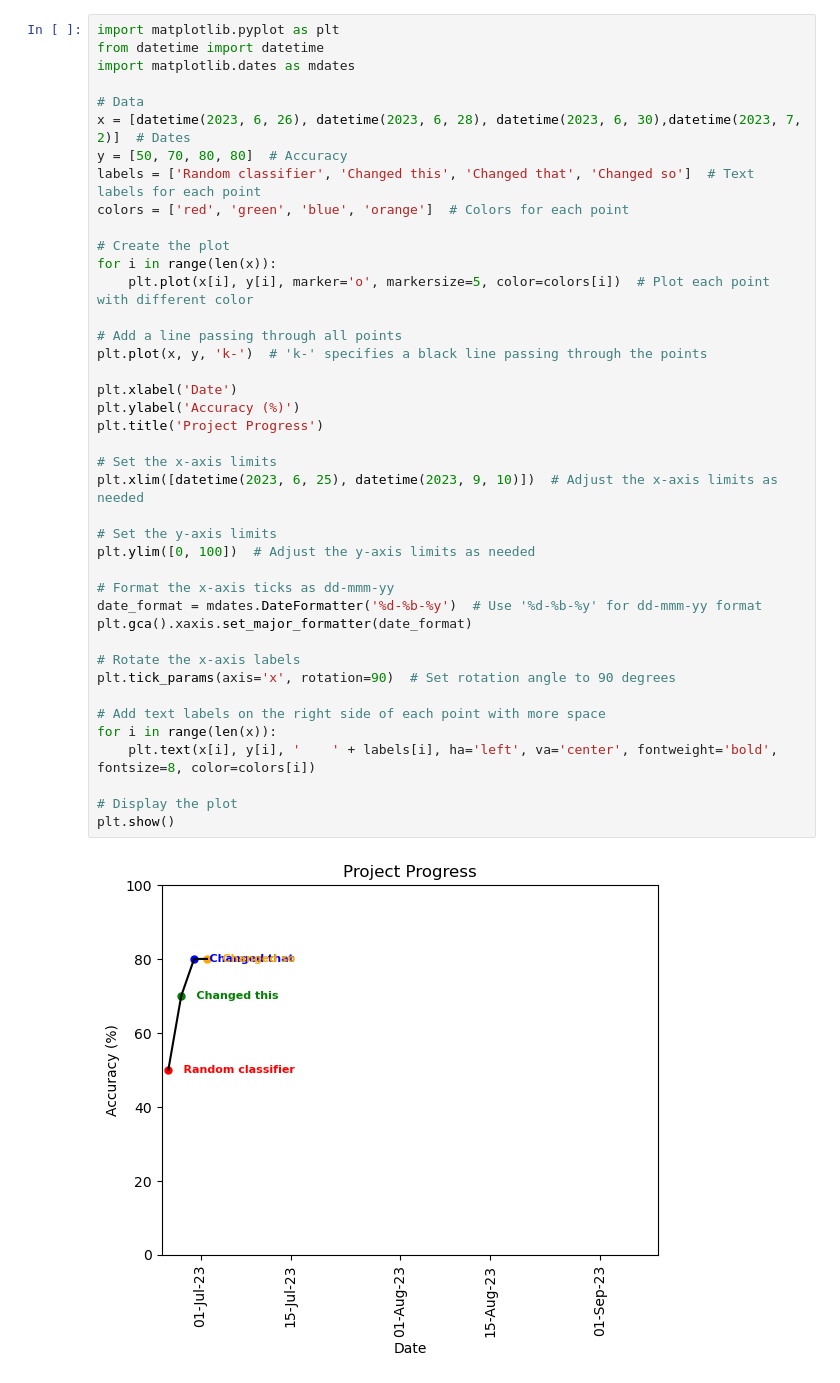
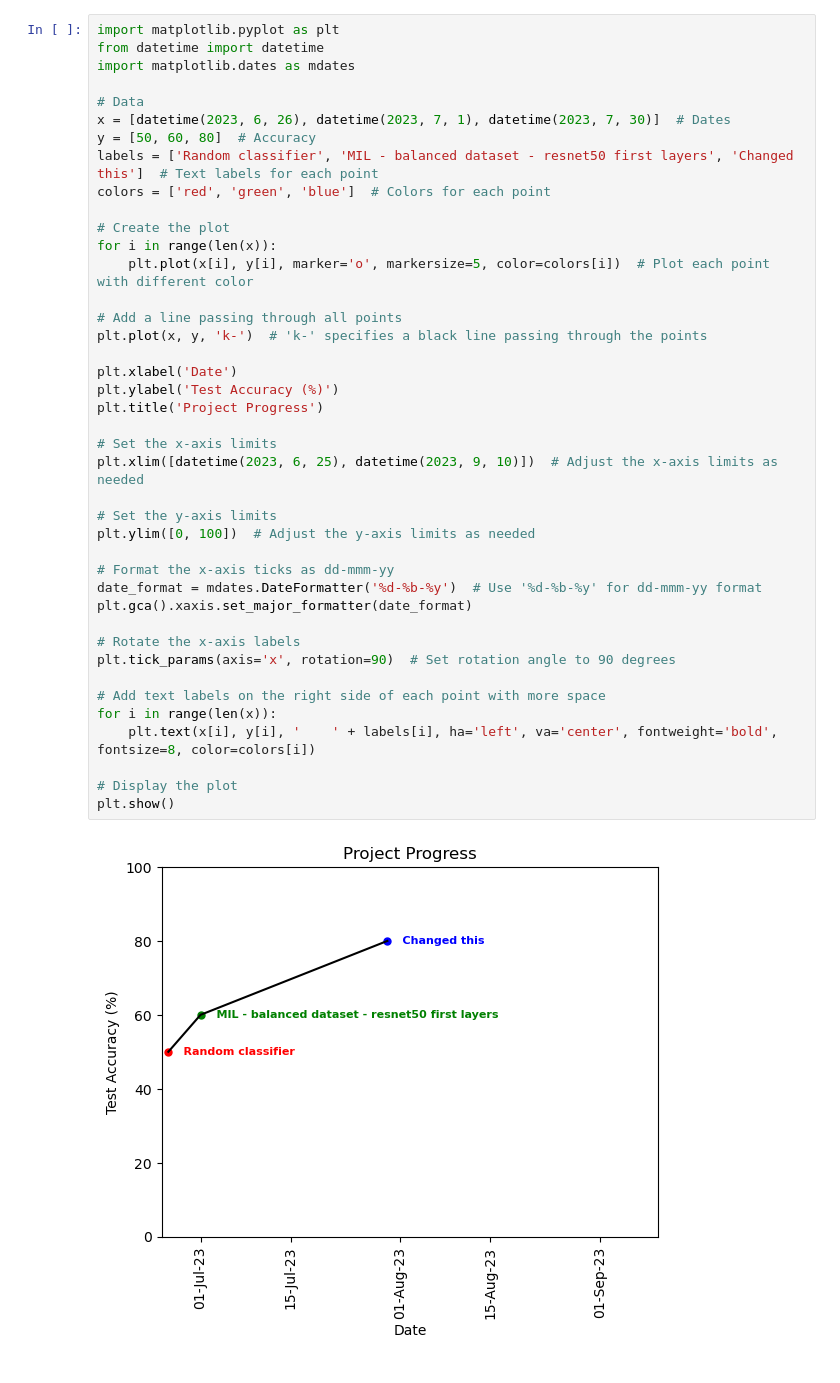
Before and after one commit to ezermoysis1/sma-detection-in-blood-samples, a Jupyter notebook: progress.ipynb, the cells around one changed output. Cells and saved outputs as stored; diff of their text form.

```diff
--- a/progress.ipynb
+++ b/progress.ipynb
@@ -4,40 +4,40 @@ from datetime import datetime
 import matplotlib.dates as mdates
 
 # Data
-x = [datetime(2023, 6, 26), datetime(2023, 6, 28), datetime(2023, 6, 30),datetime(2023, 7, 2)]  # Dates
-y = [50, 70, 80, 80]  # Accuracy
-labels = ['Random classifier', 'Changed this', 'Changed that', 'Changed so']  # Text labels for each point
-colors = ['red', 'green', 'blue', 'orange']  # Colors for each point
+x = [datetime(2023, 6, 26), datetime(2023, 7, 1), datetime(2023, 7, 30)]  # Dates
+y = [50, 60, 80]  # Accuracy
+labels = ['Random classifier', 'MIL - balanced dataset - resnet50 first layers', 'Changed this']  # Text labels for each point
+colors = ['red', 'green', 'blue']  # Colors for each point
 
 # Create the plot
 for i in range(len(x)):
     plt.plot(x[i], y[i], marker='o', markersize=5, color=colors[i])  # Plot each point with different color
 
 # Add a line passing through all points
 plt.plot(x, y, 'k-')  # 'k-' specifies a black line passing through the points
 
 plt.xlabel('Date')
-plt.ylabel('Accuracy (%)')
+plt.ylabel('Test Accuracy (%)')
 plt.title('Project Progress')
 
 # Set the x-axis limits
 plt.xlim([datetime(2023, 6, 25), datetime(2023, 9, 10)])  # Adjust the x-axis limits as needed
 
 # Set the y-axis limits
 plt.ylim([0, 100])  # Adjust the y-axis limits as needed
 
 # Format the x-axis ticks as dd-mmm-yy
 date_format = mdates.DateFormatter('%d-%b-%y')  # Use '%d-%b-%y' for dd-mmm-yy format
 plt.gca().xaxis.set_major_formatter(date_format)
 
 # Rotate the x-axis labels
 plt.tick_params(axis='x', rotation=90)  # Set rotation angle to 90 degrees
 
 # Add text labels on the right side of each point with more space
 for i in range(len(x)):
     plt.text(x[i], y[i], '    ' + labels[i], ha='left', va='center', fontweight='bold', fontsize=8, color=colors[i])
 
 # Display the plot
 plt.show()
 # %% [output]
-[figure, old version]
+[figure, new version]
```
